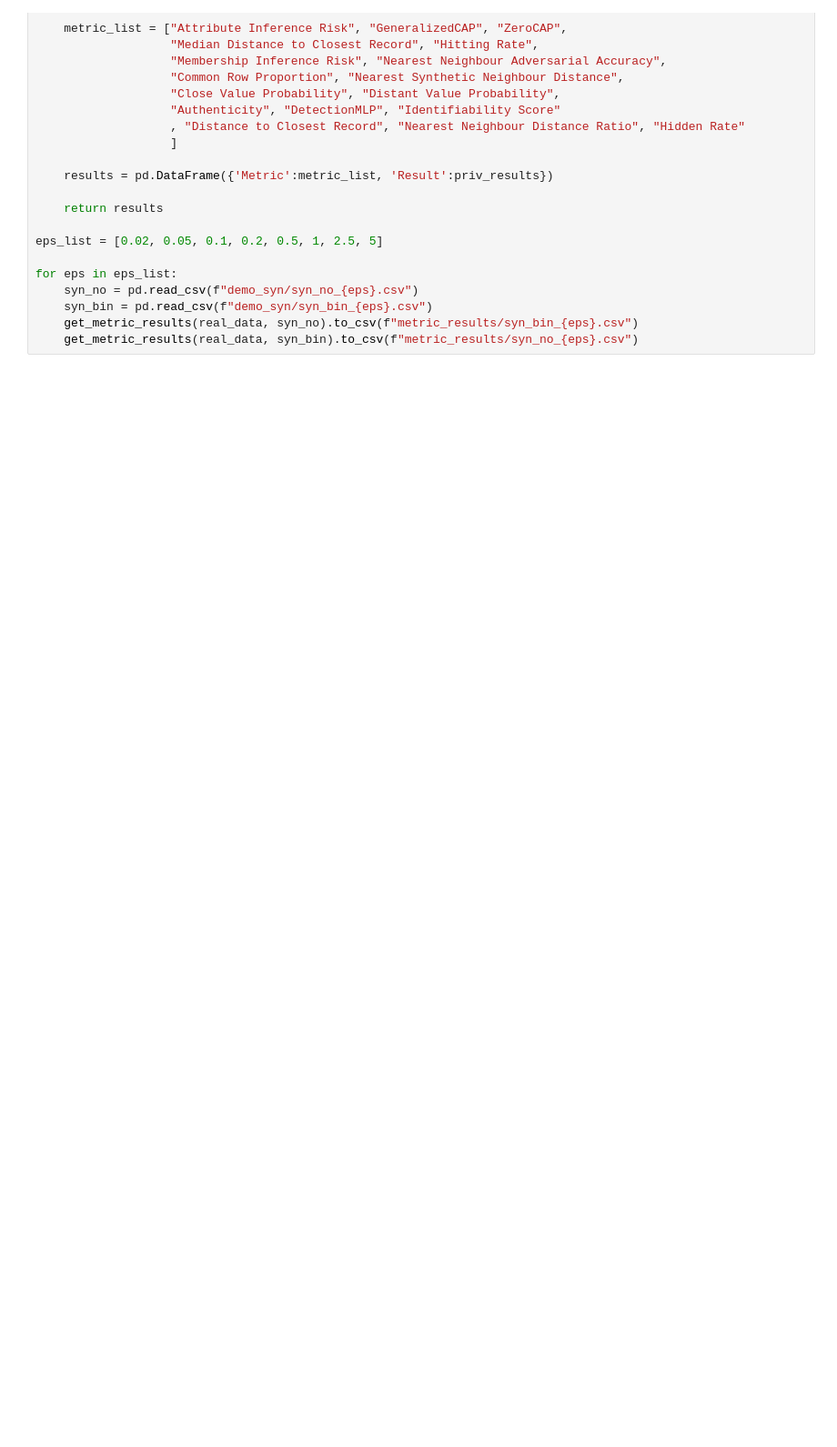
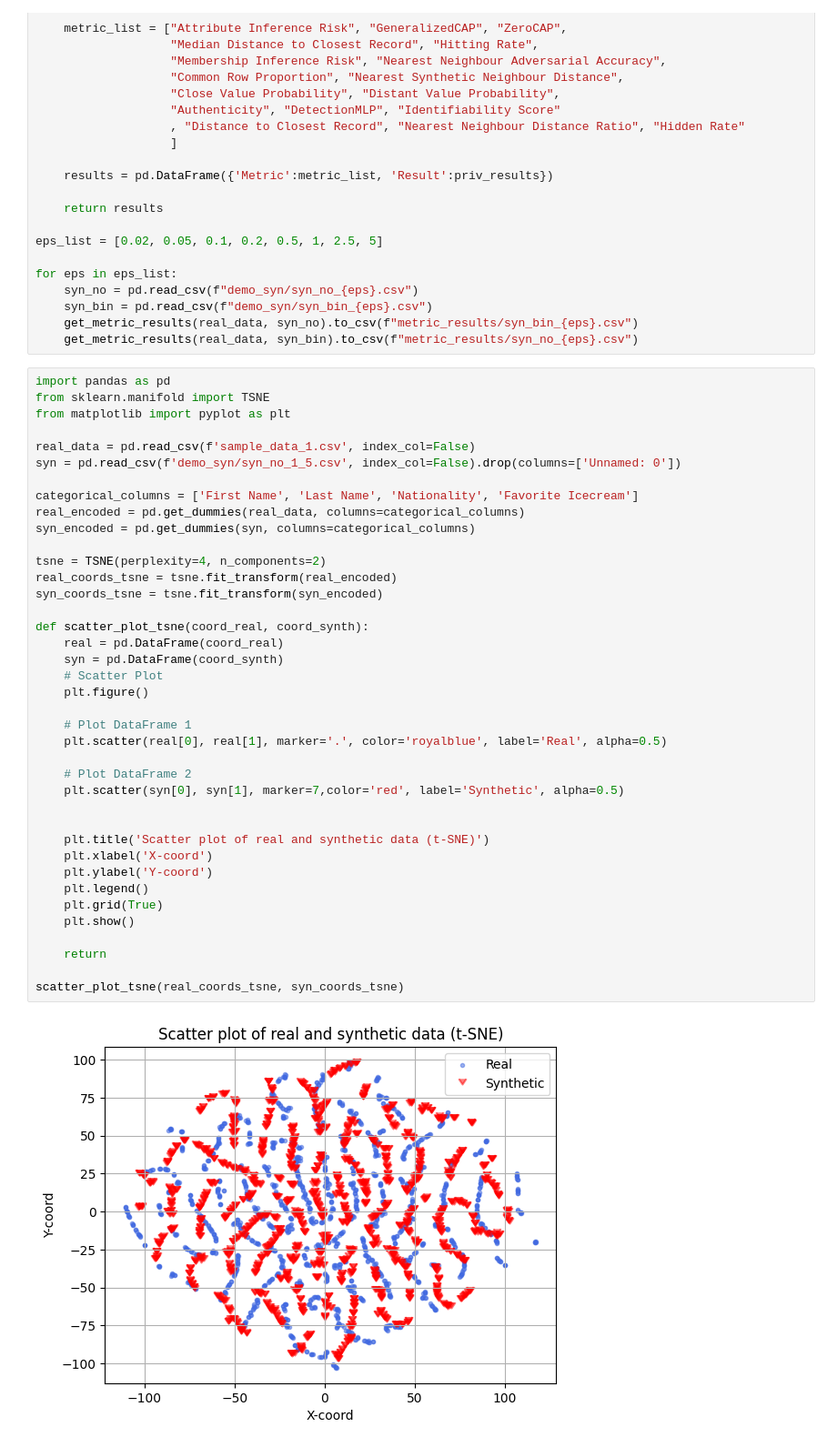
Before and after one commit to hereditary-eu/PrivEval, a Jupyter notebook: gen_dataset.ipynb, the cells around one changed output. Shown: that part at 91% size. Cells and saved outputs as stored; diff of their text form; blank space fills up the shorter version.

```diff
--- a/gen_dataset.ipynb
+++ b/gen_dataset.ipynb
@@ -228,3 +228,44 @@ for eps in eps_list:
     syn_bin = pd.read_csv(f"demo_syn/syn_bin_{eps}.csv")
     get_metric_results(real_data, syn_no).to_csv(f"metric_results/syn_bin_{eps}.csv")
     get_metric_results(real_data, syn_bin).to_csv(f"metric_results/syn_no_{eps}.csv")
+# %%
+import pandas as pd
+from sklearn.manifold import TSNE
+from matplotlib import pyplot as plt
+
+real_data = pd.read_csv(f'sample_data_1.csv', index_col=False)
+syn = pd.read_csv(f'demo_syn/syn_no_1_5.csv', index_col=False).drop(columns=['Unnamed: 0'])
+
+categorical_columns = ['First Name', 'Last Name', 'Nationality', 'Favorite Icecream']
+real_encoded = pd.get_dummies(real_data, columns=categorical_columns)
+syn_encoded = pd.get_dummies(syn, columns=categorical_columns)
+
+tsne = TSNE(perplexity=4, n_components=2)
+real_coords_tsne = tsne.fit_transform(real_encoded)
+syn_coords_tsne = tsne.fit_transform(syn_encoded)
+
+def scatter_plot_tsne(coord_real, coord_synth):
+    real = pd.DataFrame(coord_real)
+    syn = pd.DataFrame(coord_synth)
+    # Scatter Plot
+    plt.figure()
+
+    # Plot DataFrame 1
+    plt.scatter(real[0], real[1], marker='.', color='royalblue', label='Real', alpha=0.5)
+
+    # Plot DataFrame 2
+    plt.scatter(syn[0], syn[1], marker=7,color='red', label='Synthetic', alpha=0.5)
+
+
+    plt.title('Scatter plot of real and synthetic data (t-SNE)')
+    plt.xlabel('X-coord')
+    plt.ylabel('Y-coord')
+    plt.legend()
+    plt.grid(True)
+    plt.show()
+
+    return
+
+scatter_plot_tsne(real_coords_tsne, syn_coords_tsne)
+# %% [output]
+[figure, added]
```
Also changed, not shown: 17 other files.
